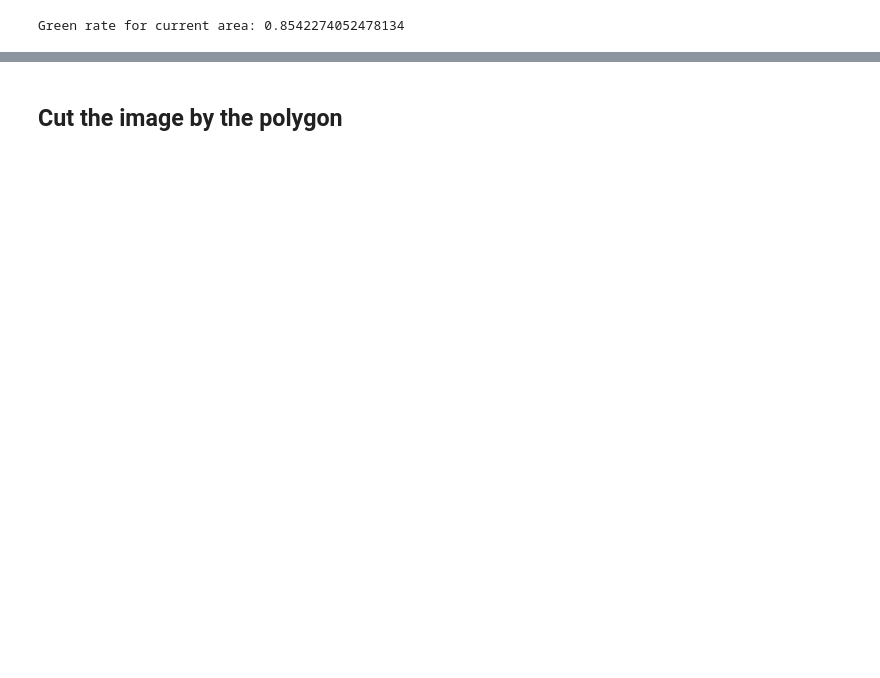
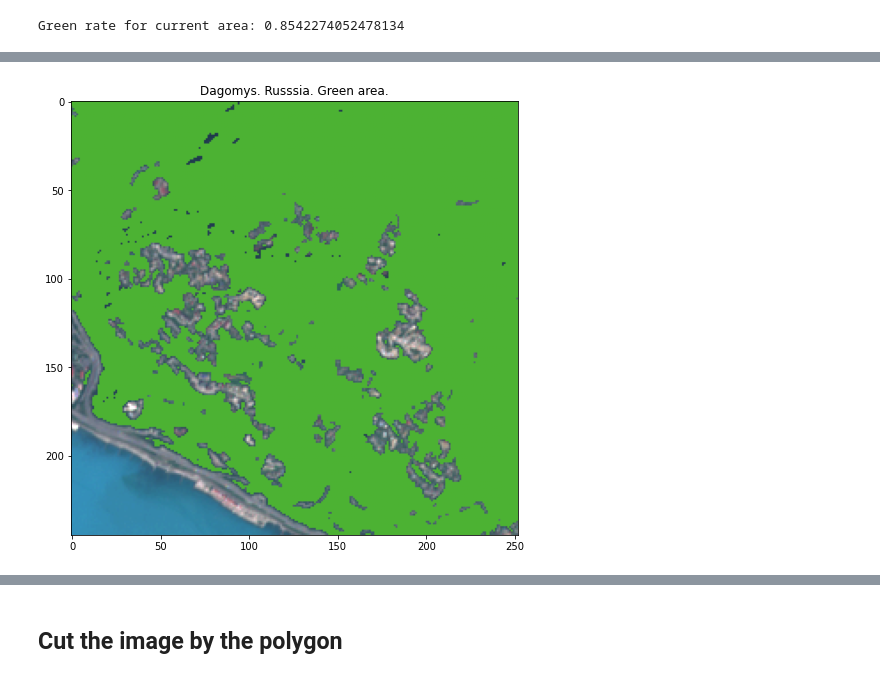
Before and after one commit to MADE-project-team1/GreenZone, a Jupyter notebook: OSM_Santinel.ipynb, the cells around one changed output, grey strips where cells are left out. Cells and saved outputs as stored; diff of their text form; code cells hidden in the pictures; blank space fills up the shorter version.

```diff
--- a/OSM_Santinel.ipynb
+++ b/OSM_Santinel.ipynb
@@ -296,0 +287,11 @@ Green rate for current area: 0.8542274052478134
+# %%
+img_copy = img.copy()
+heat_map = np.zeros((img.shape[0], img.shape[1]))
+img_copy[np.all(result > 0, axis=2)] = (0.3, 0.7, 0.2)
+
+
+plt.figure(figsize=(8, 8))
+plt.title("Dagomys. Russsia. Green area.")
+plt.imshow(img_copy);
+# %% [output]
+[figure, added]
```
Also changed, not shown: parts of 27 cells of this notebook.
